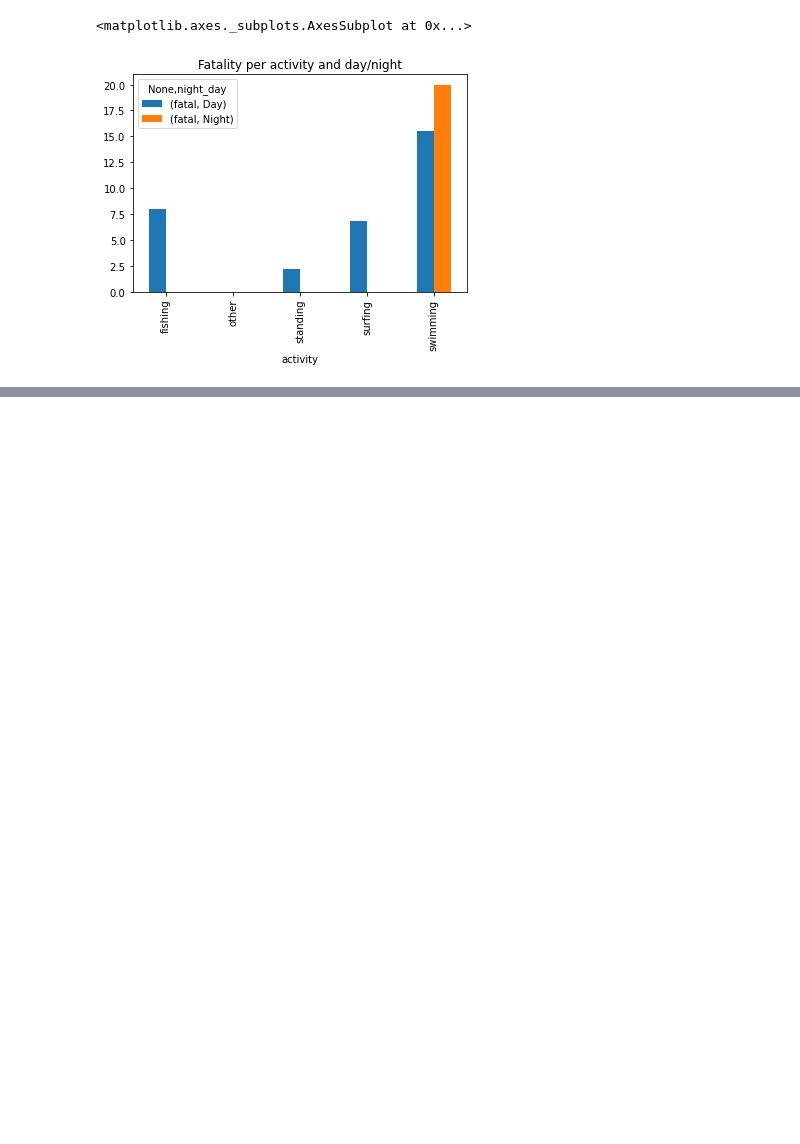
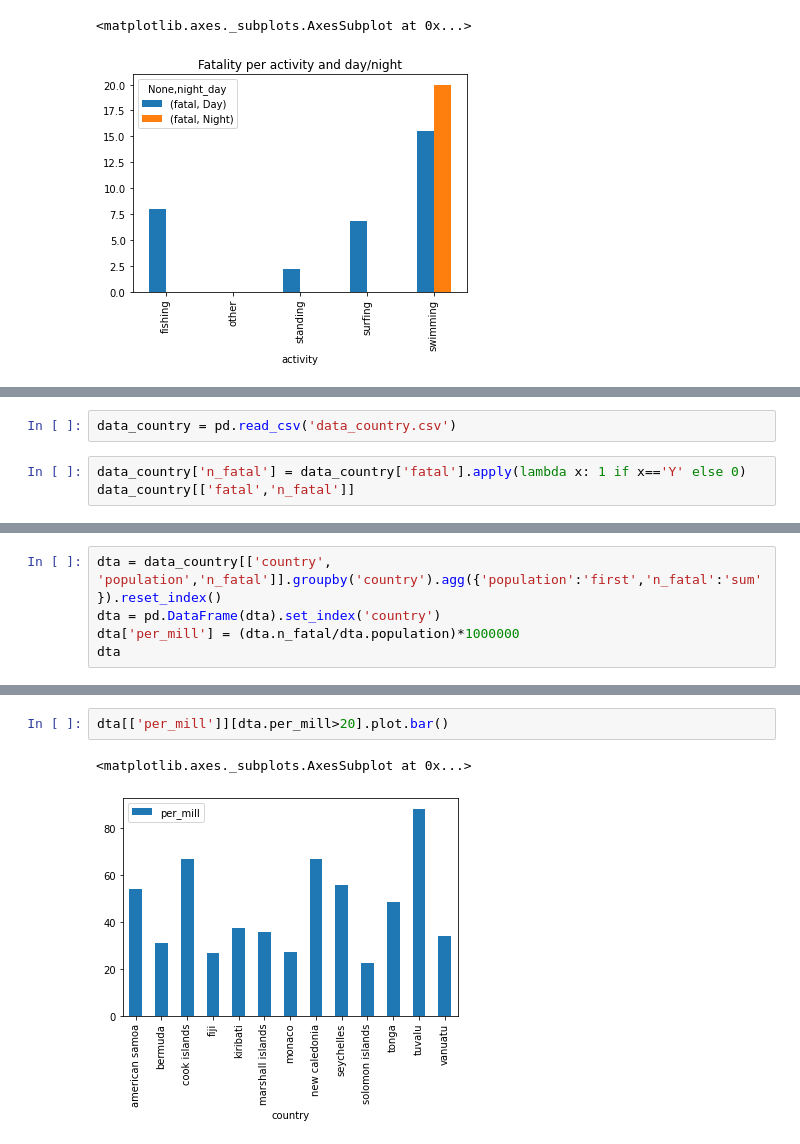
Before and after one commit to DavidCarricondo/data-cleaning-pandas, a Jupyter notebook: Analysis.ipynb, the cells around one changed output, grey strips where cells are left out. Cells and saved outputs as stored; diff of their text form; blank space fills up the shorter version.

```diff
--- a/Analysis.ipynb
+++ b/Analysis.ipynb
@@ -108,0 +111,5 @@ data[data.decade == '2010'].pivot_table(values=['fatal'], index=['activity'], co
+# %%
+data_country = pd.read_csv('data_country.csv')
+# %%
+data_country['n_fatal'] = data_country['fatal'].apply(lambda x: 1 if x=='Y' else 0)
+data_country[['fatal','n_fatal']]
@@ -108,0 +130,5 @@ data[data.decade == '2010'].pivot_table(values=['fatal'], index=['activity'], co
+# %%
+dta = data_country[['country', 'population','n_fatal']].groupby('country').agg({'population':'first','n_fatal':'sum'}).reset_index()
+dta = pd.DataFrame(dta).set_index('country')
+dta['per_mill'] = (dta.n_fatal/dta.population)*1000000
+dta
@@ -108,0 +150,5 @@ data[data.decade == '2010'].pivot_table(values=['fatal'], index=['activity'], co
+# %%
+dta[['per_mill']][dta.per_mill>20].plot.bar()
+# %% [output]
+<matplotlib.axes._subplots.AxesSubplot at 0x...>
+[figure, added]
```
Also changed, not shown: parts of 5 cells of this notebook, 3 other files.
